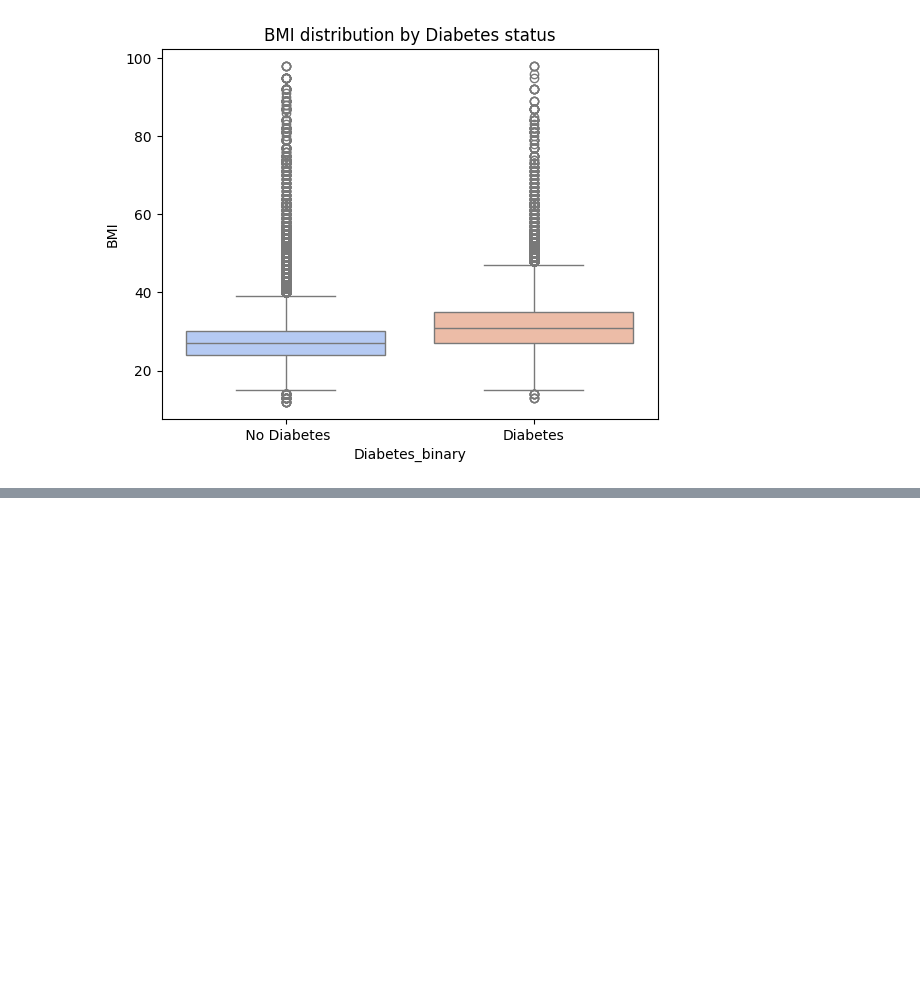
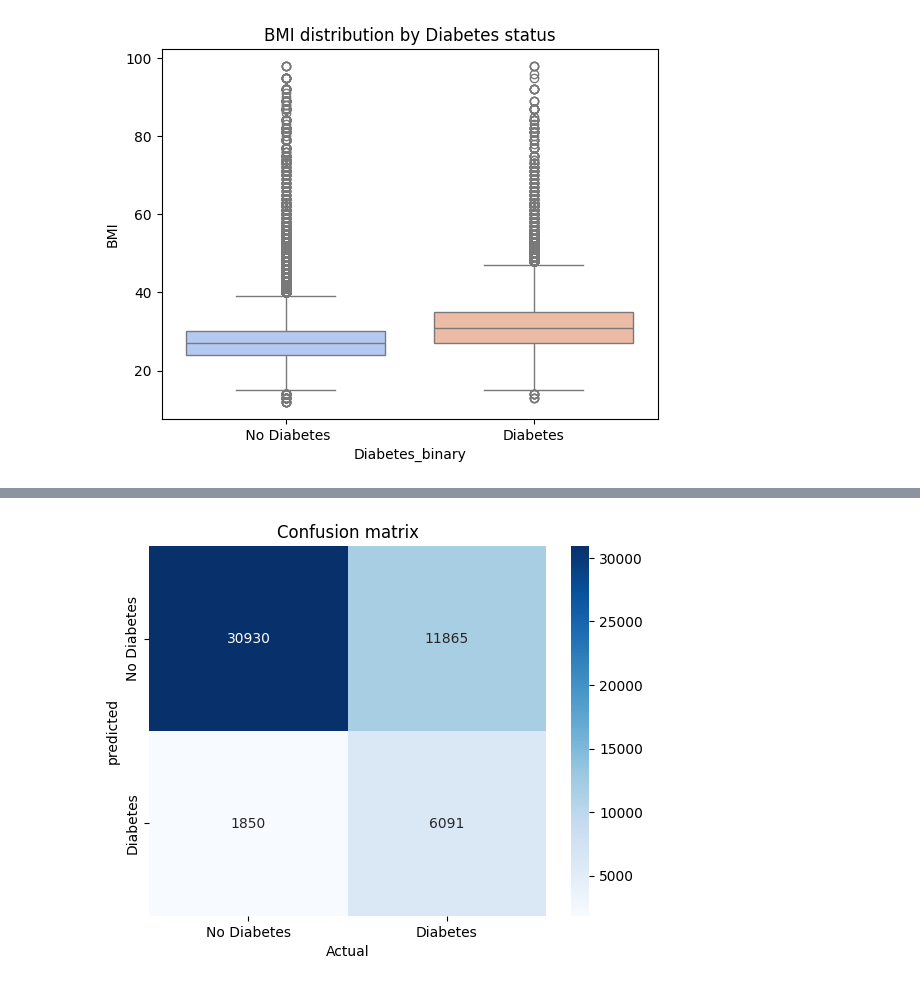
Before and after one commit to Lohchab1212/health-risk-predictor, a Jupyter notebook: health_risk.ipynb, the cells around one changed output, grey strips where cells are left out. Drawn from its saved outputs; the diff is of its cells as text; code cells hidden in the pictures; blank space fills up the shorter version.

Commit message:
Add cross validation, feature engineering and model comparison

```diff
--- a/health_risk.ipynb
+++ b/health_risk.ipynb
@@ -113,8 +113,8 @@ from imblearn.over_sampling import SMOTE
 from sklearn.model_selection import train_test_split
 
 # define Features and target
-X = df.drop(['Daibetes_binary','Diabetes_012'], axis =1)
-y = df['Daibetes_binary']
+X = df.drop(['Diabetes_binary','Diabetes_012'], axis =1)
+y = df['Diabetes_binary']
 
 # Split first Before aplying SMOTE
 X_train, X_test, y_train, y_test = train_test_split(X,y, test_size =0.2 , random_state=42)
@@ -124,5 +124,5 @@ smote = SMOTE(random_state=42)
 X_train_sm,y_train_sm = smote.fit_resample(X_train,y_train)
 
 # Check balance after SMOTE
-print("Before Smote",y_train.value_counts(),to_dict())
-print("After Smote",y_train_sm.value_counts(),to_dict())
+print("Before Smote",y_train.value_counts())
+print("After Smote",y_train_sm.value_counts())
@@ -128,0 +138,15 @@ print("After Smote",y_train_sm.value_counts(),to_dict())
+# %%
+from sklearn.linear_model import LogisticRegression
+from sklearn.metrics import classification_report, confusion_matrix, roc_auc_score
+
+
+# Train Model
+model = LogisticRegression(max_iter = 1000, random_state=42)
+model.fit(X_train_sm,y_train_sm)
+
+# Predict on test data
+y_pred = model.predict(X_test)
+
+# Evaluate
+print(classification_report(y_test,y_pred))
+print("ROC AUC Score",roc_auc_score(y_test,model.predict_proba(X_test)[:,1]))
@@ -128,0 +164,12 @@ print("After Smote",y_train_sm.value_counts(),to_dict())
+# %%
+# Confusion Matrix
+plt.Figure(figsize=(8,5))
+cm = confusion_matrix(y_test,y_pred)
+sns.heatmap(cm, annot=True, fmt='d',cmap='Blues', xticklabels=['No Diabetes','Diabetes'],yticklabels=['No Diabetes','Diabetes'])
+plt.title('Confusion matrix')
+plt.xlabel('Actual')
+plt.ylabel('predicted')
+plt.savefig('Confusion_matrix.png')
+plt.show()
+# %% [output]
+[figure, added]
```
Also changed, not shown: parts of 7 cells of this notebook.
